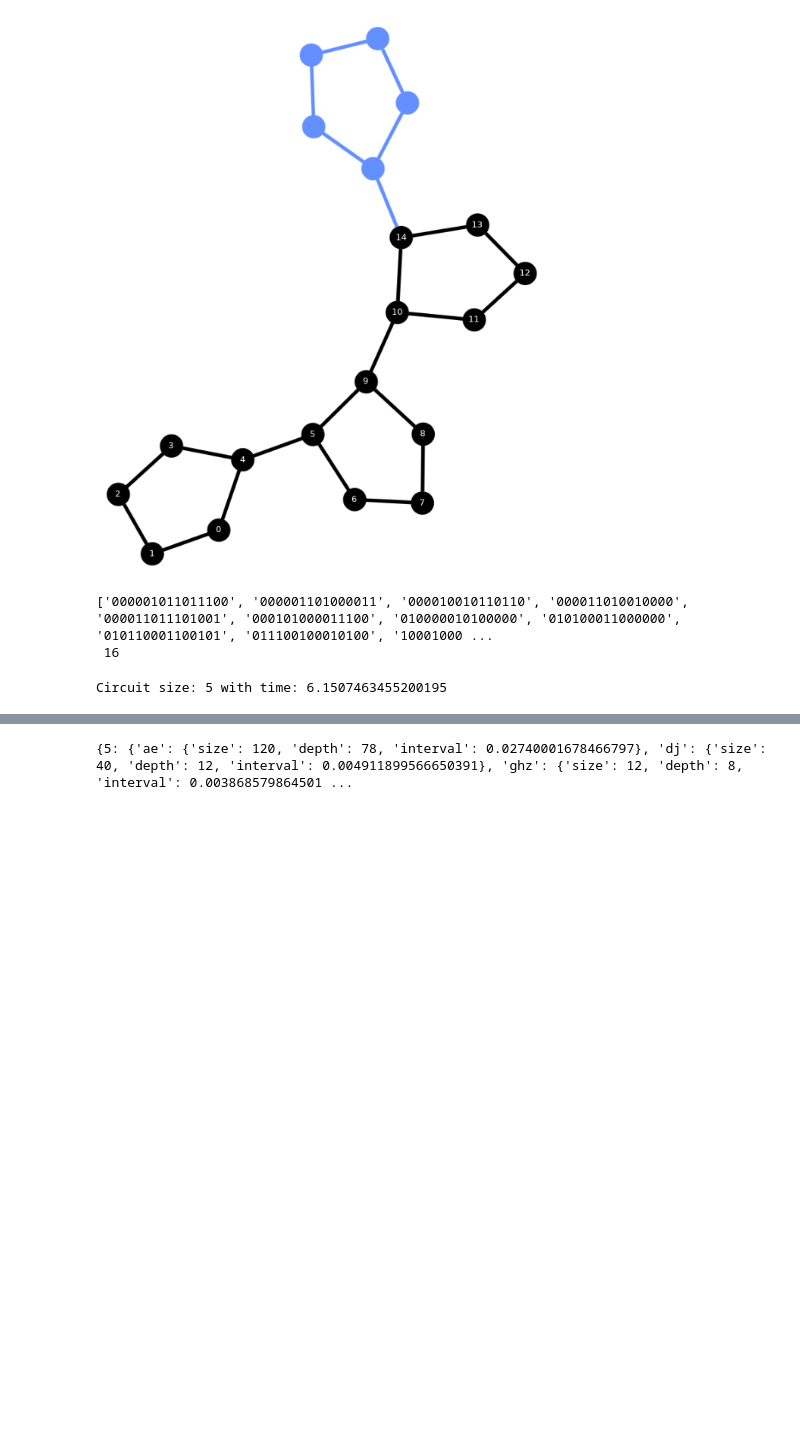
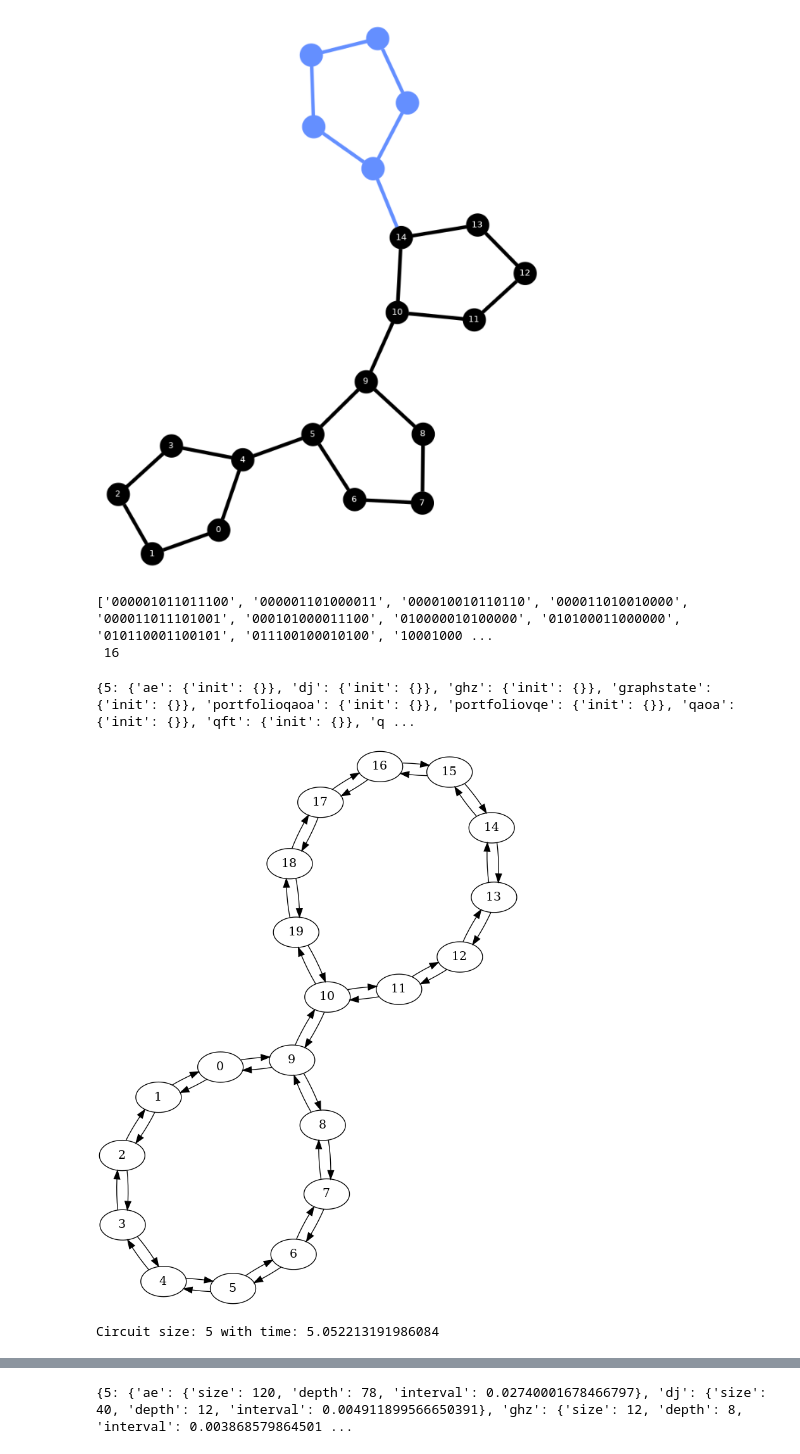
Before and after one commit to natashaval/qubit-mapping-distributed-qc, a Jupyter notebook: 5_benchmarking.ipynb, the cells around one changed output, grey strips where cells are left out. Drawn from its saved outputs; the diff is of its cells as text; code cells hidden in the pictures; blank space fills up the shorter version.

Commit message:
benchmarking function

```diff
--- a/5_benchmarking.ipynb
+++ b/5_benchmarking.ipynb
@@ -116,8 +119,14 @@ def init_dict_benchmark(circuit_size_list, benchmark_name_list, dict_benchmark):
     return dict_benchmark
 # %%
-dict_benchmark = {} # level: circuit_size -> benchmark_name -> ['size'], ['depth'] // after routing: ['ring_size'], ['line_size'], ['full_size'], ['t_horizontal_size'], ['t_vertical_size']
-# provide 24 num_qubits in total (?)
+dict_benchmark = {} # level: circuit_size -> benchmark_name -> coupling_map, ex: ['init'], ['ring_5_4'], ['line_5_4'] -> ['size'], ['swap'], ['depth' (optional)], ['interval']
+
+# line, full, ring_10_2, ring_5_4, grid_3_3_2, grid_3_2_3, t_horizontal_4, t_vertical_4
+
+# provide around 20 num_qubits in total
 dict_benchmark = init_dict_benchmark(circuit_size_list, benchmark_name_list, dict_benchmark)
+print(dict_benchmark)
+# %% [output]
+{5: {'ae': {'init': {}}, 'dj': {'init': {}}, 'ghz': {'init': {}}, 'graphstate': {'init': {}}, 'portfolioqaoa': {'init': {}}, 'portfoliovqe': {'init': {}}, 'qaoa': {'init': {}}, 'qft': {'init': {}}, 'q ...
 # %%
 def start_initial_benchmark(benchmark_name: str, circuit_size: int, dict_benchmark: dict):
     level = "nativegates"
@@ -134,2 +144,27 @@ def start_initial_benchmark(benchmark_name: str, circuit_size: int, dict_benchma
 
 # if want to change interval in ms = t.interval*10**3
+# %%
+def build_generic_backend(
+    layout_name: str, num_qubits: int, num_group: int, num_rows = None, num_cols = None # num_rows and num_cols only used in grid
+) ->  GenericBackendV2:
+    if layout_name == "full":
+        couplinglist = build_coupling_list_full(num_qubits)
+    elif layout_name == "line":
+        couplinglist = build_coupling_list_line(num_qubits, num_group)
+    elif layout_name == "ring":
+        couplinglist = build_coupling_list_ring(num_qubits, num_group)
+    elif layout_name == "grid":
+        couplinglist = build_coupling_list_grid(
+            num_rows=num_rows if num_rows is not None else num_qubits,
+            num_columns=num_cols if num_cols is not None else num_qubits,
+            num_group=num_group,
+        )
+    elif layout_name == "t_horizontal":
+        couplinglist = build_coupling_list_t_horizontal(num_group)
+    elif layout_name == "t_vertical":
+        couplinglist = build_coupling_list_t_vertical(num_group)
+    else:
+        raise Exception(f"Layout name: {layout_name} is not supported yet.")
+
+    gen_backend = GenericBackendV2(num_qubits=num_qubits * num_group, coupling_map=couplinglist) # can directly add coupling list without casting to CouplingMap
+    return gen_backend
@@ -136,14 +185,20 @@ def start_initial_benchmark(benchmark_name: str, circuit_size: int, dict_benchma
+# %%
+gen_ring = build_generic_backend(layout_name='ring', num_qubits=10, num_group=2)
+display(gen_ring.coupling_map.draw())
+# %% [output]
+[figure, added]
 # %%
 with Timer() as t:
     # for circuit_size in circuit_size_list:
     for benchmark_name in benchmark_name_list:
-        start_initial_benchmark(benchmark_name=benchmark_name, circuit_size=5, dict_benchmark=dict_benchmark)
+        qc = start_initial_benchmark(benchmark_name=benchmark_name, circuit_size=5, dict_benchmark=dict_benchmark)
+
 
 print("Circuit size: 5 with time:", t.interval)
 
 # Circuit size: 5 with time: 6.1507463455200195 (6.1s)
 # %% [output]
-Circuit size: 5 with time: 6.1507463455200195
+Circuit size: 5 with time: 5.052213191986084
 # %%
 with Timer() as t:
     # for circuit_size in circuit_size_list:
```
Also changed, not shown: parts of 9 cells of this notebook, 1 other file.
